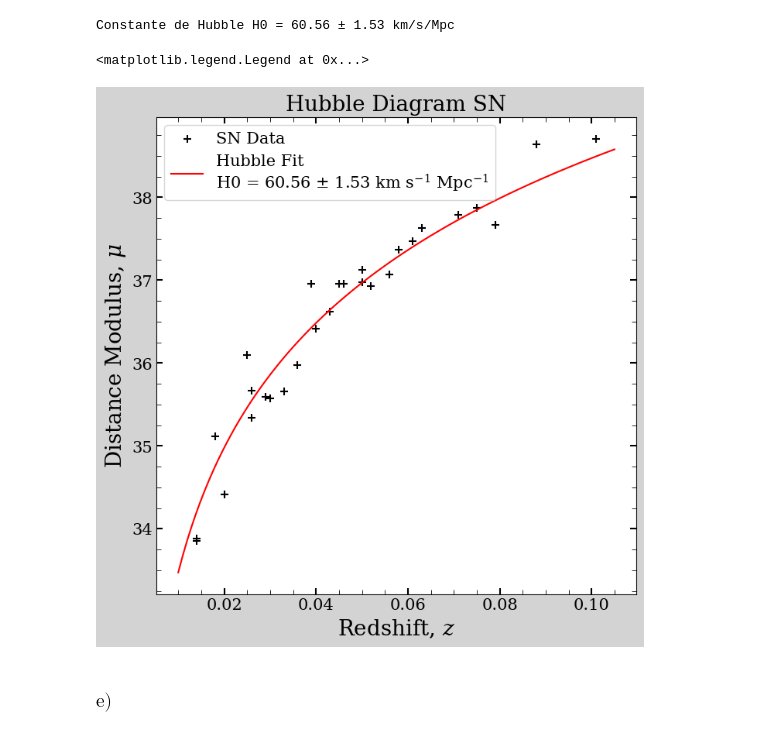
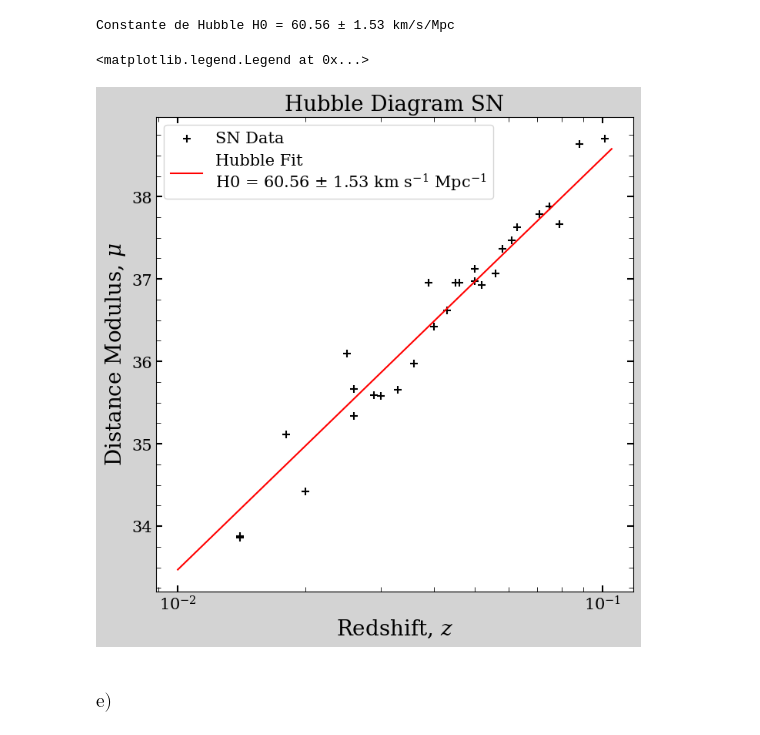
Before and after one commit to ojedarcelo/astrocodigos, a Jupyter notebook: AST0411 - Astrofísica Extragaláctica/Tareas/Tarea 1/tarea_1.ipynb, the cells around one changed output. Saved outputs shown, nothing was run; the diff lists cells and outputs as text; code cells hidden in the pictures.

```diff
--- a/AST0411 - Astrofísica Extragaláctica/Tareas/Tarea 1/tarea_1.ipynb
+++ b/AST0411 - Astrofísica Extragaláctica/Tareas/Tarea 1/tarea_1.ipynb
@@ -1251,29 +1254,31 @@ Constante de Hubble H0 = 60.56 ± 1.53 km/s/Mpc
 # %%
 fig, ax = plt.subplots(figsize=(8, 8))
 ax.scatter(supernovae_data_1['Z'], supernovae_data_1['MU_MAX'], s=45, color='black', label='SN Data', marker='+')
 ax.plot(np.linspace(0.01, 0.105, 100), modulus_redshift(np.linspace(0.01, 0.105, 100), H0), color='red',
         label='Hubble Fit\n'+r'H0 = {:.2f} ± {:.2f} '.format(H0, H0_err) + 'km s$^{-1}$ Mpc$^{-1}$')
 
 ax.set_ylabel(r'Distance Modulus, $\mu$', fontsize=20)
 ax.set_xlabel(r"Redshift, $z$", fontsize=20)
 ax.set_title(r'Hubble Diagram SN', fontsize=20)
 
 ax.xaxis.set_minor_locator(MultipleLocator(0.005))
 ax.yaxis.set_minor_locator(MultipleLocator(0.25))
 
+ax.set_xscale('log')
+
 ax.tick_params(axis='both', labelsize=15, direction='in', right=True, top=True,
                 length=6, width=1.5, grid_color='black', grid_alpha=1, grid_linestyle="-",
                 grid_linewidth=0.5)
 
 ax.tick_params(which='minor', length=4, color='black', direction='in', top=True, right=True,
                 grid_alpha=0.2, grid_linewidth=0.5, grid_linestyle="-",grid_color='r')
 
 
 ax.grid(False, which='both')
 ax.legend(fontsize=15, markerscale=1)
 # %% [output]
 <matplotlib.legend.Legend at 0x...>
-[figure, old version]
+[figure, new version]
 # %% [markdown]
 ### $\text{e)}$
 # %%
```
Also changed, not shown: parts of 4 cells of this notebook.
